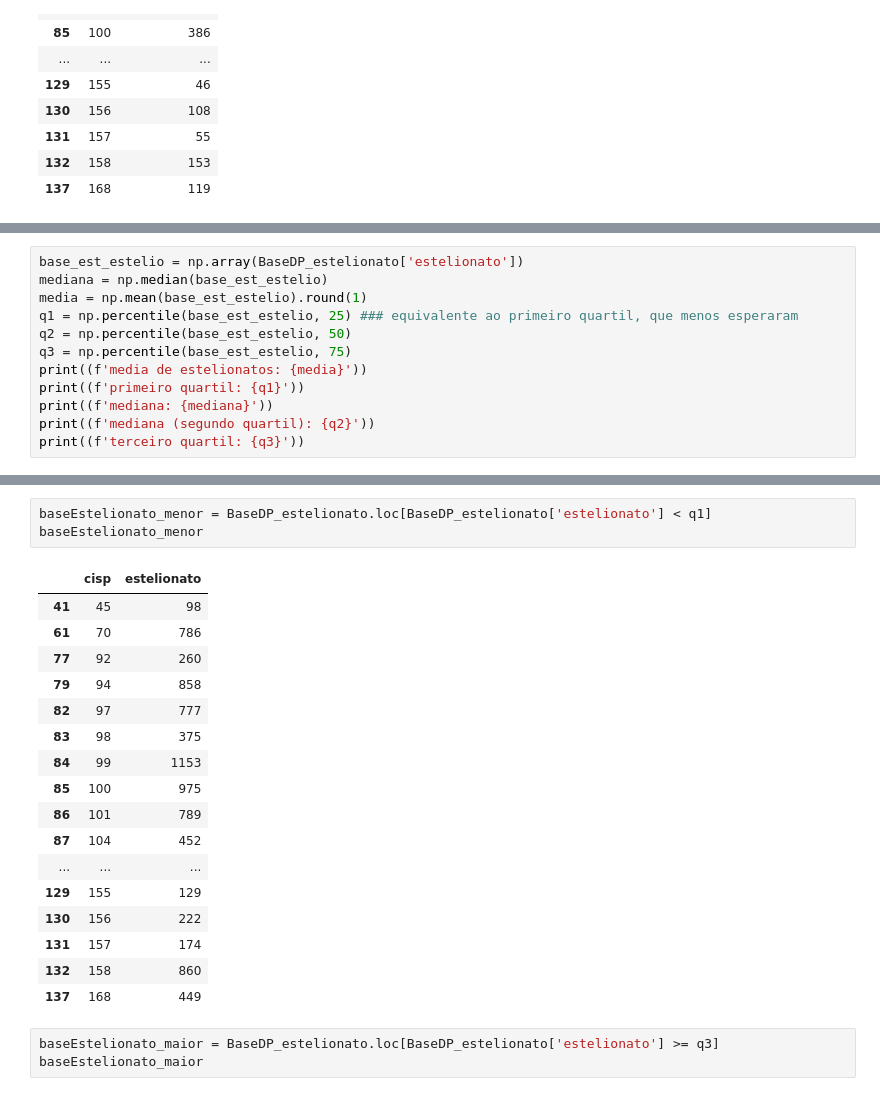
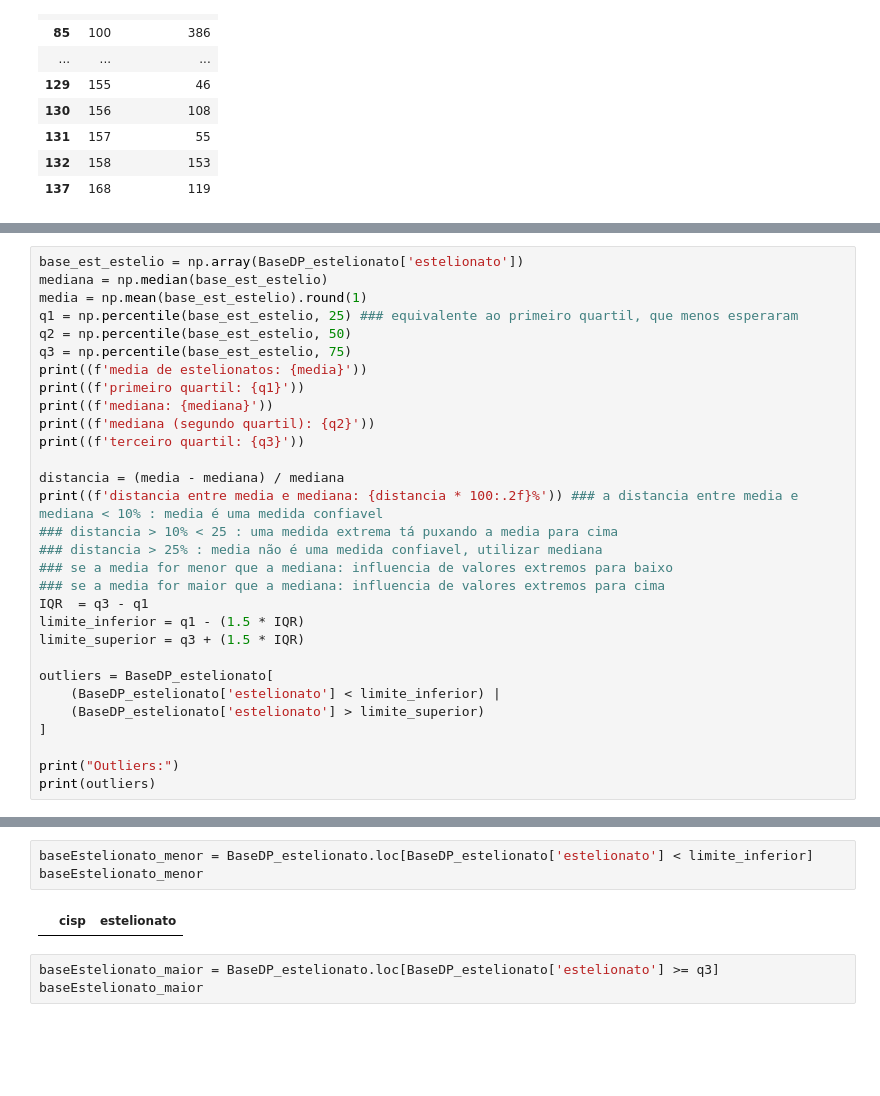
Before and after one commit to MatheusVieira12/Repo_Senac, a Jupyter notebook: atividades/atv_np.ipynb, the cells around one changed output, grey strips where cells are left out. Drawn from its saved outputs; the diff is of its cells as text; blank space fills up the shorter version.

```diff
--- a/atividades/atv_np.ipynb
+++ b/atividades/atv_np.ipynb
@@ -265,6 +303,24 @@ print((f'primeiro quartil: {q1}'))
 print((f'mediana: {mediana}'))
 print((f'mediana (segundo quartil): {q2}'))
 print((f'terceiro quartil: {q3}'))
+
+distancia = (media - mediana) / mediana
+print((f'distancia entre media e mediana: {distancia * 100:.2f}%')) ### a distancia entre media e mediana < 10% : media é uma medida confiavel
+### distancia > 10% < 25 : uma medida extrema tá puxando a media para cima
+### distancia > 25% : media não é uma medida confiavel, utilizar mediana
+### se a media for menor que a mediana: influencia de valores extremos para baixo
+### se a media for maior que a mediana: influencia de valores extremos para cima
+IQR  = q3 - q1
+limite_inferior = q1 - (1.5 * IQR)
+limite_superior = q3 + (1.5 * IQR)
+
+outliers = BaseDP_estelionato[
+    (BaseDP_estelionato['estelionato'] < limite_inferior) |
+    (BaseDP_estelionato['estelionato'] > limite_superior)
+]
+
+print("Outliers:")
+print(outliers)
 # %% [output]
 media de estelionatos: 7757.9
 primeiro quartil: 1290.5
@@ -274,24 +351,8 @@ terceiro quartil: 11315.75
 # %%
-baseEstelionato_menor = BaseDP_estelionato.loc[BaseDP_estelionato['estelionato'] < q1]
+baseEstelionato_menor = BaseDP_estelionato.loc[BaseDP_estelionato['estelionato'] < limite_inferior]
 baseEstelionato_menor
 # %% [output]
 |  | cisp | estelionato |
-| 41 | 45 | 98 |
-| 61 | 70 | 786 |
-| 77 | 92 | 260 |
-| 79 | 94 | 858 |
-| 82 | 97 | 777 |
-| 83 | 98 | 375 |
-| 84 | 99 | 1153 |
-| 85 | 100 | 975 |
-| 86 | 101 | 789 |
-| 87 | 104 | 452 |
-| ... | ... | ... |
-| 129 | 155 | 129 |
-| 130 | 156 | 222 |
-| 131 | 157 | 174 |
-| 132 | 158 | 860 |
-| 137 | 168 | 449 |
 # %%
 baseEstelionato_maior = BaseDP_estelionato.loc[BaseDP_estelionato['estelionato'] >= q3]
 baseEstelionato_maior
```
Also changed, not shown: parts of 6 cells of this notebook, 2 other files.
